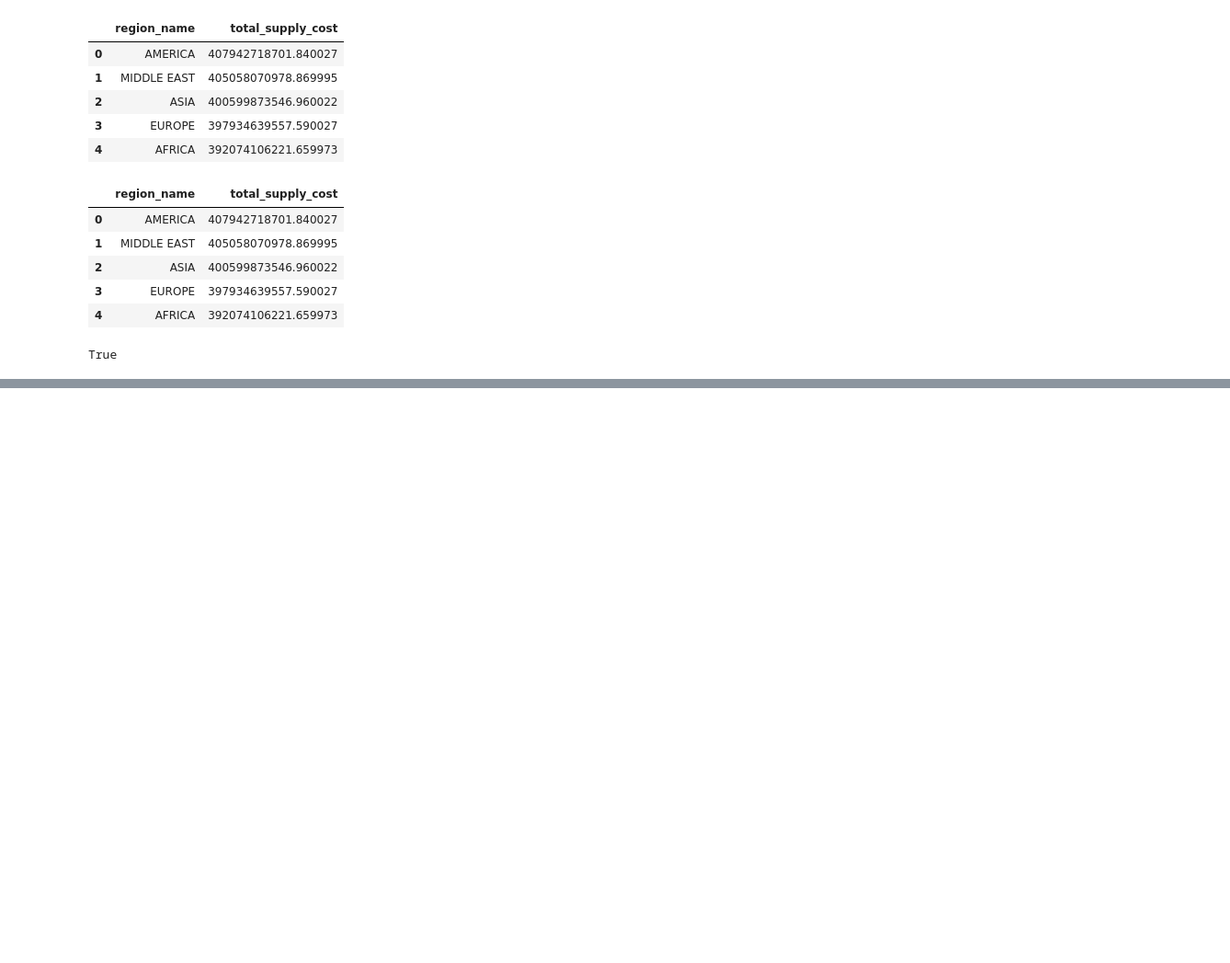
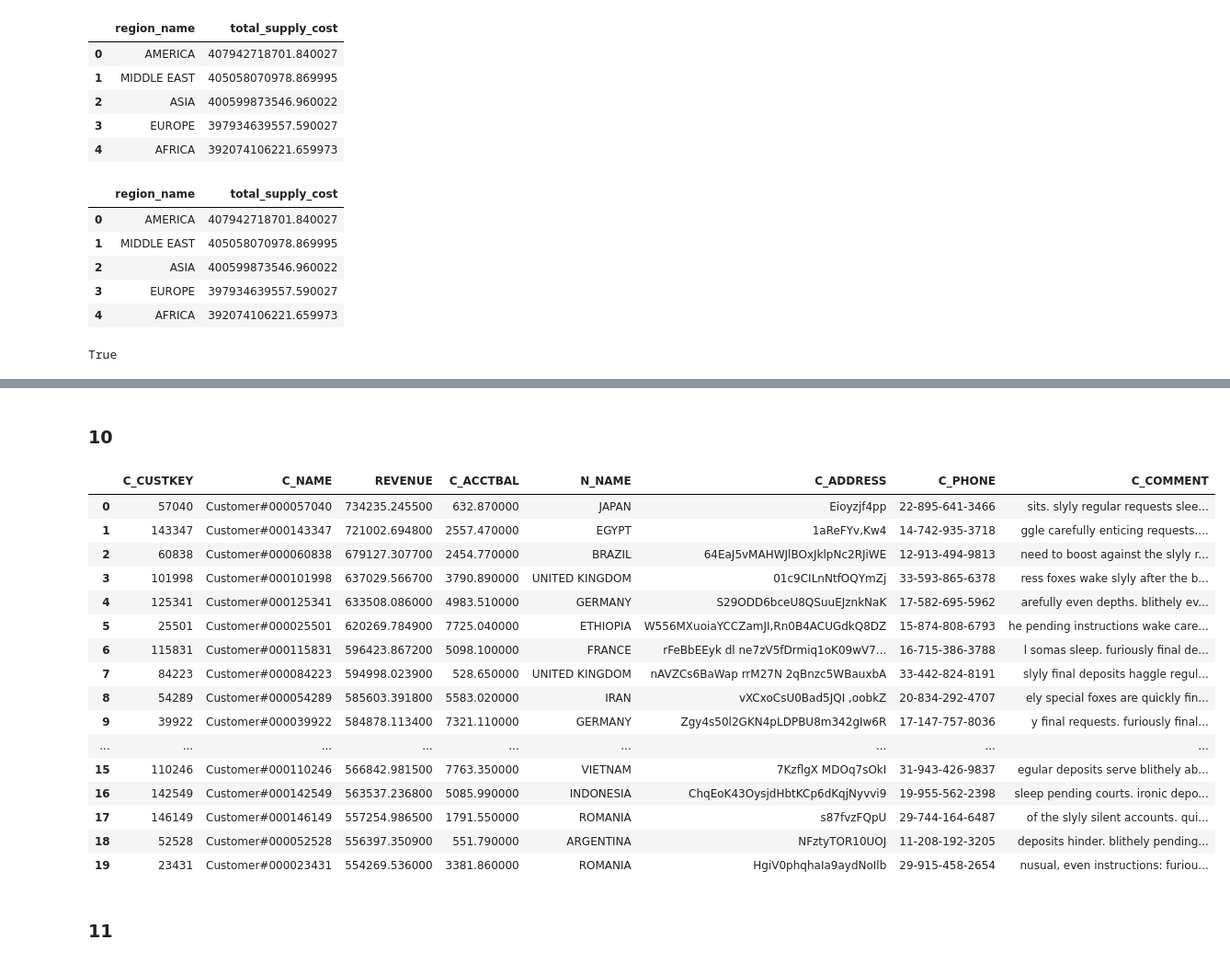
Before and after one commit to bodo-ai/text2pydough, a Jupyter notebook: workbench/AAraya/TPCH_Testing.ipynb, the cells around one changed output, grey strips where cells are left out. Shown at 92% size. Drawn from its saved outputs; the diff is of its cells as text; code cells hidden in the pictures; blank space fills up the shorter version.

```diff
--- a/workbench/AAraya/TPCH_Testing.ipynb
+++ b/workbench/AAraya/TPCH_Testing.ipynb
@@ -1416,0 +2465,57 @@ True
+# %% [markdown]
+### 10
+# %%
+query = '''
+SELECT
+    C_CUSTKEY,
+    C_NAME,
+    SUM(L_EXTENDEDPRICE * (1 - L_DISCOUNT)) AS REVENUE,
+    C_ACCTBAL,
+    N_NAME,
+    C_ADDRESS,
+    C_PHONE,
+    C_COMMENT
+FROM
+    CUSTOMER
+JOIN ORDERS ON CUSTOMER.C_CUSTKEY = ORDERS.O_CUSTKEY
+JOIN LINEITEM ON ORDERS.O_ORDERKEY = LINEITEM.L_ORDERKEY
+JOIN NATION ON CUSTOMER.C_NATIONKEY = NATION.N_NATIONKEY
+WHERE
+    O_ORDERDATE >= DATE('1993-10-01')
+    AND O_ORDERDATE < DATE('1994-01-01')
+    AND L_RETURNFLAG = 'R'
+GROUP BY
+    C_CUSTKEY,
+    C_NAME,
+    C_ACCTBAL,
+    C_PHONE,
+    N_NAME,
+    C_ADDRESS,
+    C_COMMENT
+ORDER BY
+    REVENUE DESC
+LIMIT 20;
+
+'''
+sql_output = pd.read_sql_query(query, connection)
+sql_output
+# %% [output]
+|  | C_CUSTKEY | C_NAME | REVENUE | C_ACCTBAL | N_NAME | C_ADDRESS | C_PHONE | C_COMMENT |
+| 0 | 57040 | Customer#000057040 | 734235.245500 | 632.870000 | JAPAN | Eioyzjf4pp | 22-895-641-3466 | sits. slyly regular requests slee... |
+| 1 | 143347 | Customer#000143347 | 721002.694800 | 2557.470000 | EGYPT | 1aReFYv,Kw4 | 14-742-935-3718 | ggle carefully enticing requests.... |
+| 2 | 60838 | Customer#000060838 | 679127.307700 | 2454.770000 | BRAZIL | 64EaJ5vMAHWJlBOxJklpNc2RJiWE | 12-913-494-9813 | need to boost against the slyly r... |
+| 3 | 101998 | Customer#000101998 | 637029.566700 | 3790.890000 | UNITED KINGDOM | 01c9CILnNtfOQYmZj | 33-593-865-6378 | ress foxes wake slyly after the b... |
+| 4 | 125341 | Customer#000125341 | 633508.086000 | 4983.510000 | GERMANY | S29ODD6bceU8QSuuEJznkNaK | 17-582-695-5962 | arefully even depths. blithely ev... |
+| 5 | 25501 | Customer#000025501 | 620269.784900 | 7725.040000 | ETHIOPIA | W556MXuoiaYCCZamJI,Rn0B4ACUGdkQ8DZ | 15-874-808-6793 | he pending instructions wake care... |
+| 6 | 115831 | Customer#000115831 | 596423.867200 | 5098.100000 | FRANCE | rFeBbEEyk dl ne7zV5fDrmiq1oK09wV7... | 16-715-386-3788 | l somas sleep. furiously final de... |
+| 7 | 84223 | Customer#000084223 | 594998.023900 | 528.650000 | UNITED KINGDOM | nAVZCs6BaWap rrM27N 2qBnzc5WBauxbA | 33-442-824-8191 | slyly final deposits haggle regul... |
+| 8 | 54289 | Customer#000054289 | 585603.391800 | 5583.020000 | IRAN | vXCxoCsU0Bad5JQI ,oobkZ | 20-834-292-4707 | ely special foxes are quickly fin... |
+| 9 | 39922 | Customer#000039922 | 584878.113400 | 7321.110000 | GERMANY | Zgy4s50l2GKN4pLDPBU8m342gIw6R | 17-147-757-8036 | y final requests. furiously final... |
+| ... | ... | ... | ... | ... | ... | ... | ... | ... |
+| 15 | 110246 | Customer#000110246 | 566842.981500 | 7763.350000 | VIETNAM | 7KzflgX MDOq7sOkI | 31-943-426-9837 | egular deposits serve blithely ab... |
+| 16 | 142549 | Customer#000142549 | 563537.236800 | 5085.990000 | INDONESIA | ChqEoK43OysjdHbtKCp6dKqjNyvvi9 | 19-955-562-2398 | sleep pending courts. ironic depo... |
+| 17 | 146149 | Customer#000146149 | 557254.986500 | 1791.550000 | ROMANIA | s87fvzFQpU | 29-744-164-6487 | of the slyly silent accounts. qui... |
+| 18 | 52528 | Customer#000052528 | 556397.350900 | 551.790000 | ARGENTINA | NFztyTOR10UOJ | 11-208-192-3205 | deposits hinder. blithely pending... |
+| 19 | 23431 | Customer#000023431 | 554269.536000 | 3381.860000 | ROMANIA | HgiV0phqhaIa9aydNoIlb | 29-915-458-2654 | nusual, even instructions: furiou... |
+# %% [markdown]
+### 11
```
Also changed, not shown: parts of 105 cells of this notebook.
